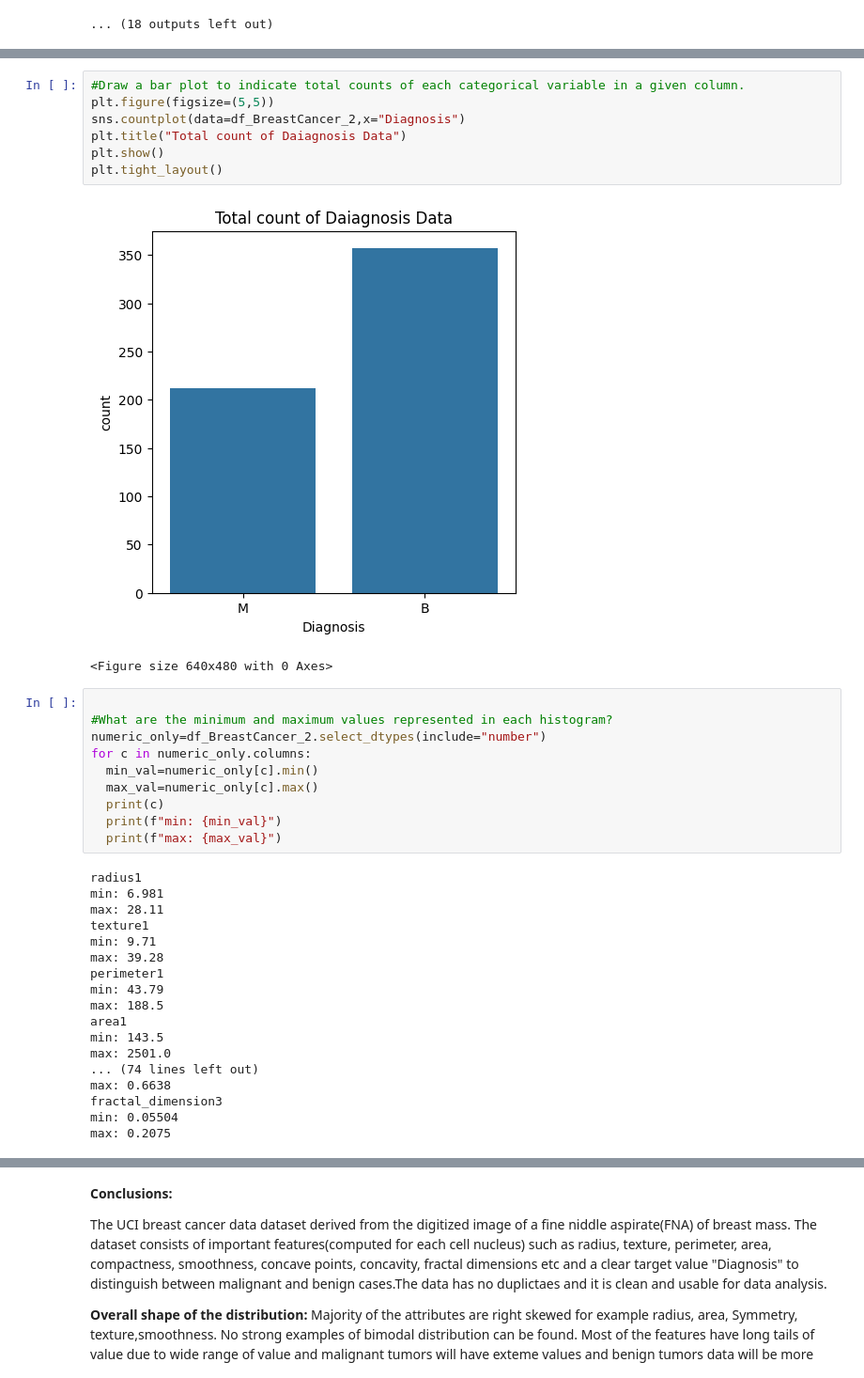
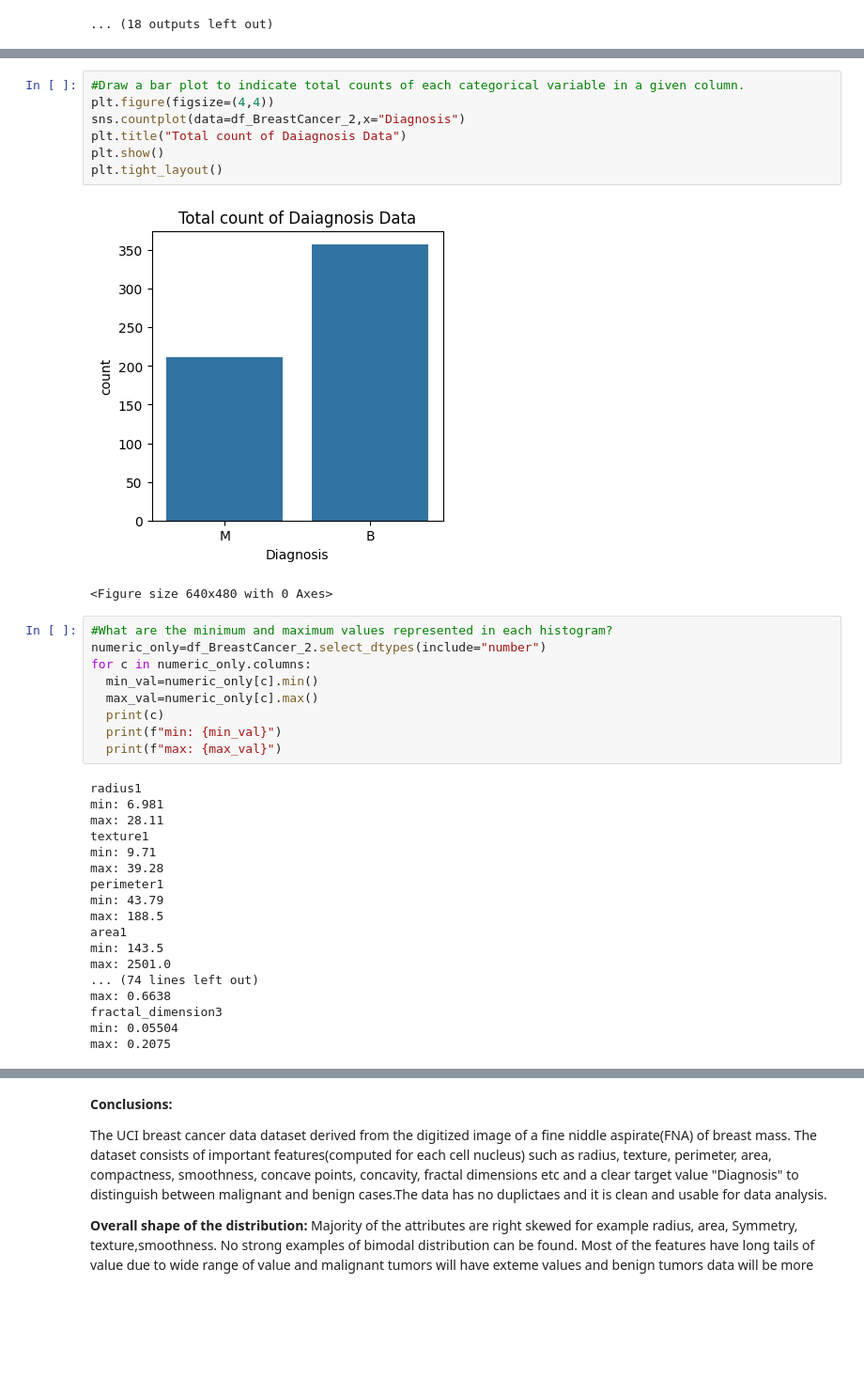
Before and after one commit to Jbaner/Module-B-semester-2, a Jupyter notebook: OMDS_ModB2_Week4_Banerjee_Jayeeta.ipynb, the cells around one changed output, grey strips where cells are left out. Shown at 94% size. Drawn from its saved outputs; the diff is of its cells as text; blank space fills up the shorter version.

```diff
--- a/OMDS_ModB2_Week4_Banerjee_Jayeeta.ipynb
+++ b/OMDS_ModB2_Week4_Banerjee_Jayeeta.ipynb
@@ -352,16 +332,15 @@ for c in selected_cols:
 [figure]
 # %%
 #Draw a bar plot to indicate total counts of each categorical variable in a given column.
-plt.figure(figsize=(5,5))
+plt.figure(figsize=(4,4))
 sns.countplot(data=df_BreastCancer_2,x="Diagnosis")
 plt.title("Total count of Daiagnosis Data")
 plt.show()
 plt.tight_layout()
 # %% [output]
-[figure, old version]
+[figure, new version]
 <Figure size 640x480 with 0 Axes>
 # %%
-
 #What are the minimum and maximum values represented in each histogram?
 numeric_only=df_BreastCancer_2.select_dtypes(include="number")
 for c in numeric_only.columns:
```
Also changed, not shown: parts of 10 cells of this notebook.
